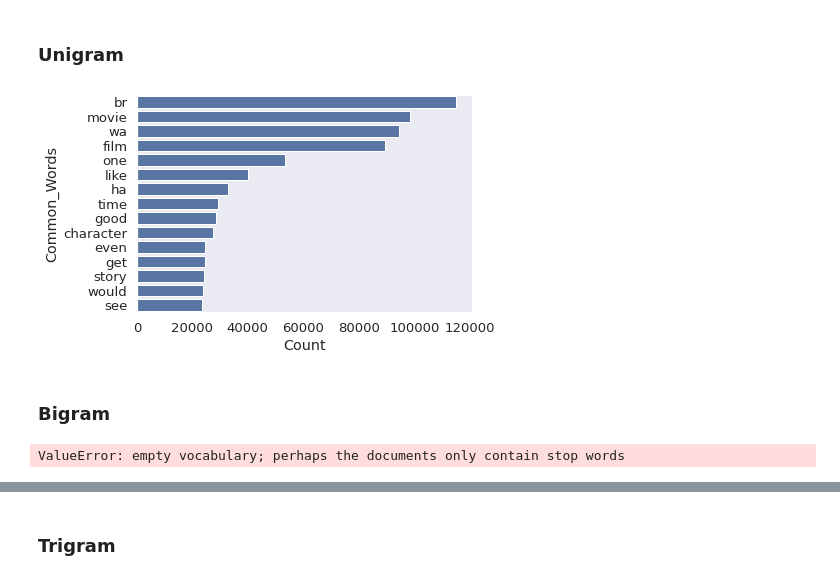
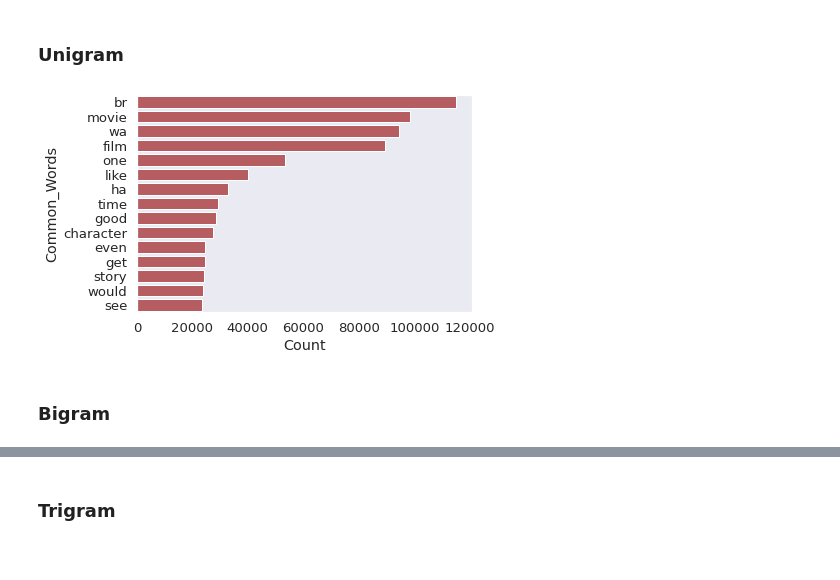
Before and after one commit to Davichet-e/ml-movie-oraculum, a Jupyter notebook: reviews/Data Procesing and cleaning of Reviews Dataset.ipynb, the cells around one changed output, grey strips where cells are left out. Drawn from its saved outputs; the diff is of its cells as text; code cells hidden in the pictures.

```diff
--- a/reviews/Data Procesing and cleaning of Reviews Dataset.ipynb
+++ b/reviews/Data Procesing and cleaning of Reviews Dataset.ipynb
@@ -378,11 +378,10 @@ most_common
  'would': 24024,
  'see': 23592}
 # %%
-def bestNgrams(corpus,n,g=1):
-    # corpus, number of examples, ngram
-    vector = CountVectorizer(ngram_range=(g,g)).fit(corpus)
-    bagOfWords= vector.transform(corpus)
-    sumWords= bagOfWords.sum(axis=0)
-    words_frequency=[(word, sumWords[0,i]) for word,i in vector.vocabulary_.items()]
-    words_frequency =sorted(words_frequency, key = lambda x: x[1], reverse=True)
-    return words_frequency[:n]
+def get_top_text_ngrams(corpus, n, g):
+    vec = CountVectorizer(ngram_range=(g, g)).fit(corpus)
+    bag_of_words = vec.transform(corpus)
+    sum_words = bag_of_words.sum(axis=0)
+    words_freq = [(word, sum_words[0, idx]) for word, idx in vec.vocabulary_.items()]
+    words_freq =sorted(words_freq, key = lambda x: x[1], reverse=True)
+    return words_freq[:n]
@@ -397,12 +388,16 @@ def plotNgrams(corpus,n_words,g,title):
+# %%
+def plotNgram(data,nwords,g=1,title='',color='r'):
+    most_common_ngram = get_top_text_ngrams(imdb_dataset.review,nwords,g)
+    most_common_ngram = dict(most_common_ngram)
+    df= pd.DataFrame(columns=['Common_Words','Count'])
+    df["Count"] = list(most_common_ngram.values())
+    df["Common_Words"] = list(most_common_ngram.keys())
+    sns.barplot(x='Count',y='Common_Words',data=df,label=title,color=color)
 # %% [markdown]
 ### Unigram
-# %%
-plotNgrams(corpus,15,1,'Commmon Words in Text (UNIGRAM)')
-# %% [output]
-[figure, removed]
+# %%
+plotNgram(imdb_dataset.review,15,1,'Commmon Words in Text (UNIGRAM)','r')
+# %% [output]
+[figure, added]
 # %% [markdown]
 ### Bigram
-# %%
-plotNgrams(corpus,15,2,'Commmon Words in Text (BIGRAM)')
-# %% [output]
-ValueError: empty vocabulary; perhaps the documents only contain stop words
```
Also changed, not shown: parts of 7 cells of this notebook, 1 other file.
